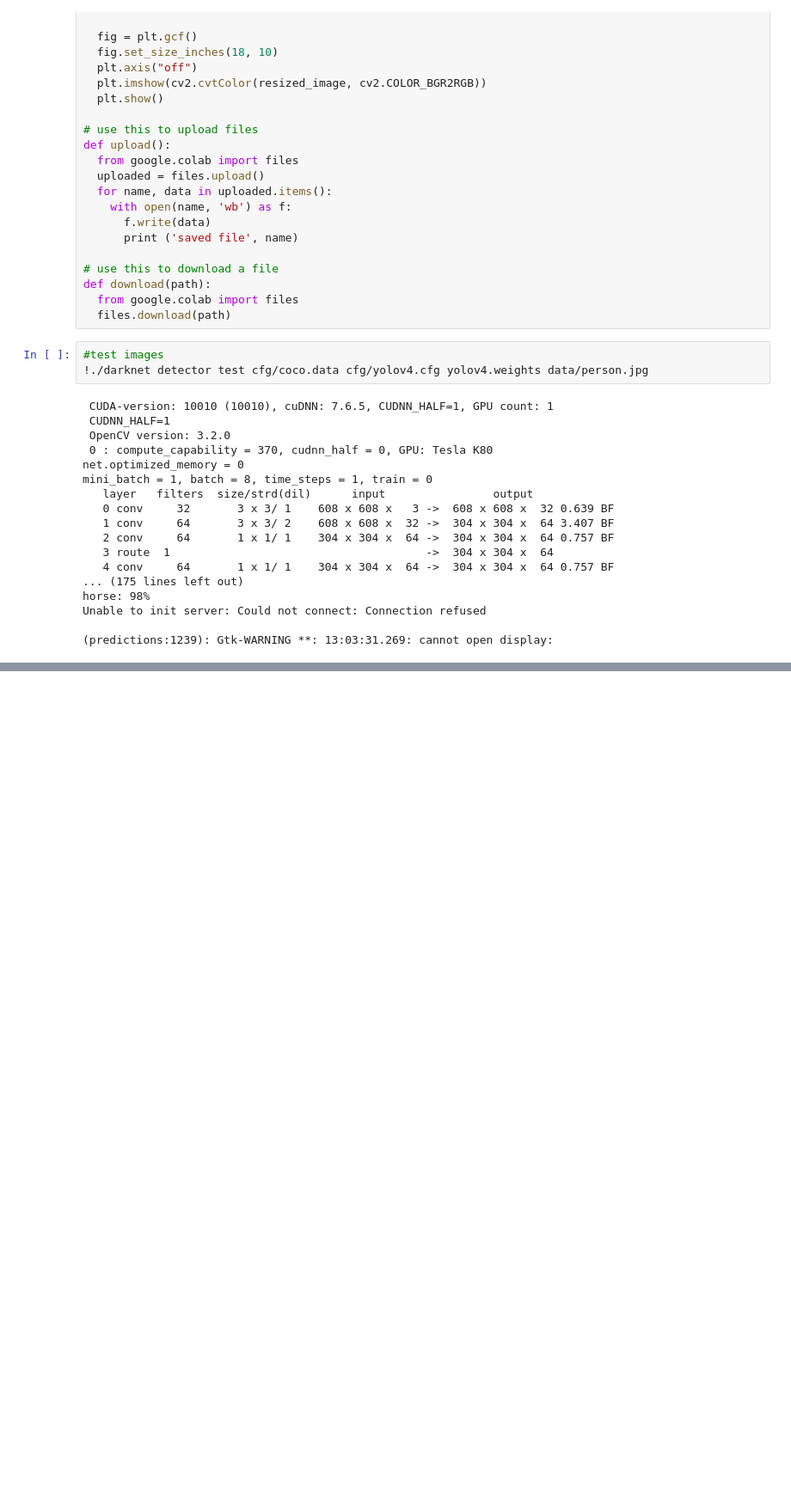
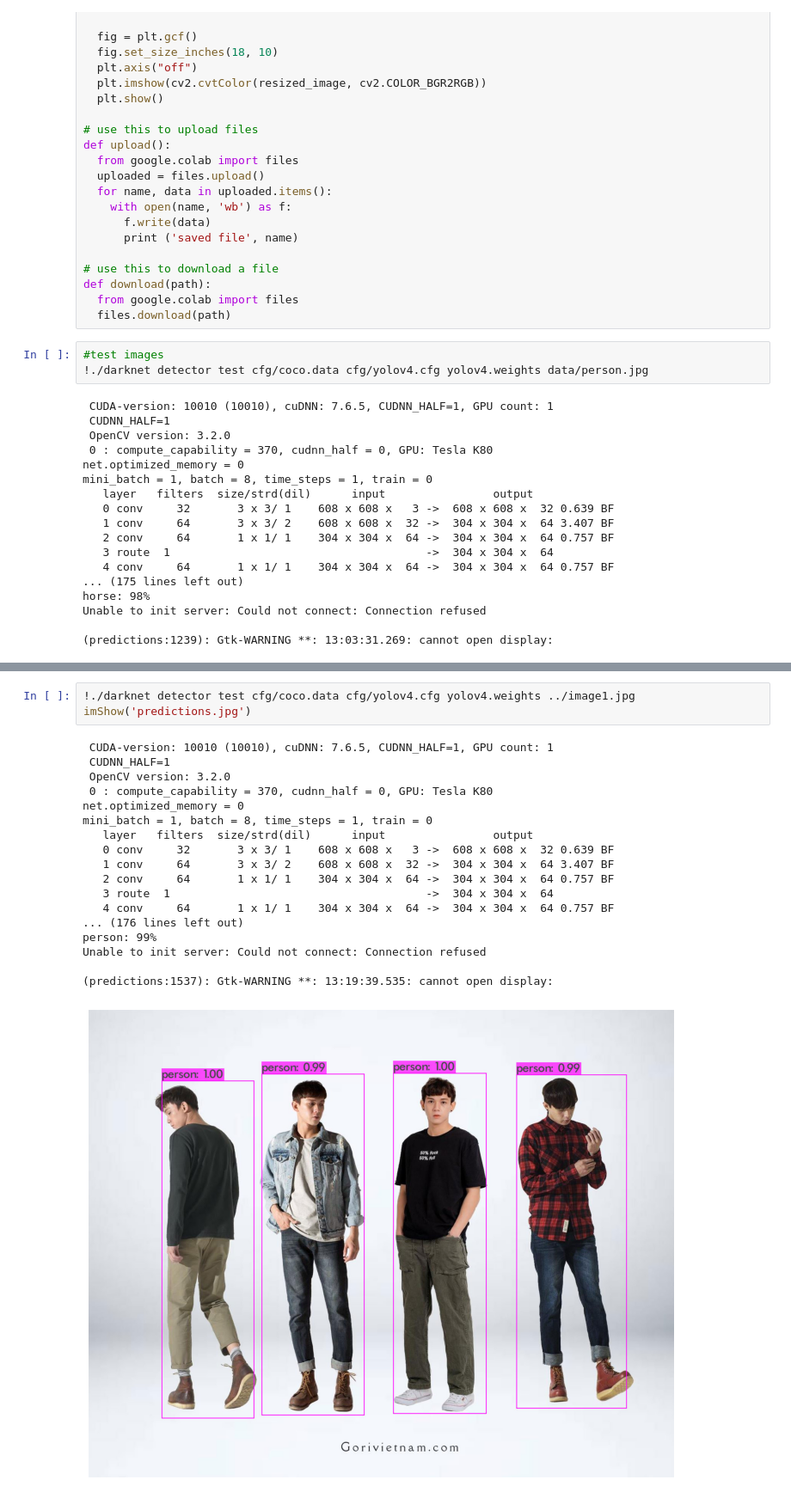
Before and after one commit to iamthaoly/UIT-AI-Challenge2020, a Jupyter notebook: YOLO4_Exercise.ipynb, the cells around one changed output, grey strips where cells are left out. Shown at 86% size. Cells and saved outputs as stored; diff of their text form; blank space fills up the shorter version.

```diff
--- a/YOLO4_Exercise.ipynb
+++ b/YOLO4_Exercise.ipynb
@@ -117,0 +128,22 @@ imShow('predictions.jpg')
+# %%
+!./darknet detector test cfg/coco.data cfg/yolov4.cfg yolov4.weights ../image1.jpg
+imShow('predictions.jpg')
+# %% [output]
+ CUDA-version: 10010 (10010), cuDNN: 7.6.5, CUDNN_HALF=1, GPU count: 1
+ CUDNN_HALF=1
+ OpenCV version: 3.2.0
+ 0 : compute_capability = 370, cudnn_half = 0, GPU: Tesla K80
+net.optimized_memory = 0
+mini_batch = 1, batch = 8, time_steps = 1, train = 0
+   layer   filters  size/strd(dil)      input                output
+   0 conv     32       3 x 3/ 1    608 x 608 x   3 ->  608 x 608 x  32 0.639 BF
+   1 conv     64       3 x 3/ 2    608 x 608 x  32 ->  304 x 304 x  64 3.407 BF
+   2 conv     64       1 x 1/ 1    304 x 304 x  64 ->  304 x 304 x  64 0.757 BF
+   3 route  1                                      ->  304 x 304 x  64
+   4 conv     64       1 x 1/ 1    304 x 304 x  64 ->  304 x 304 x  64 0.757 BF
+... (176 lines left out)
+person: 99%
+Unable to init server: Could not connect: Connection refused
+
+(predictions:1537): Gtk-WARNING **: 13:19:39.535: cannot open display:
+[figure, added]
```
Also changed, not shown: parts of 3 cells of this notebook.
